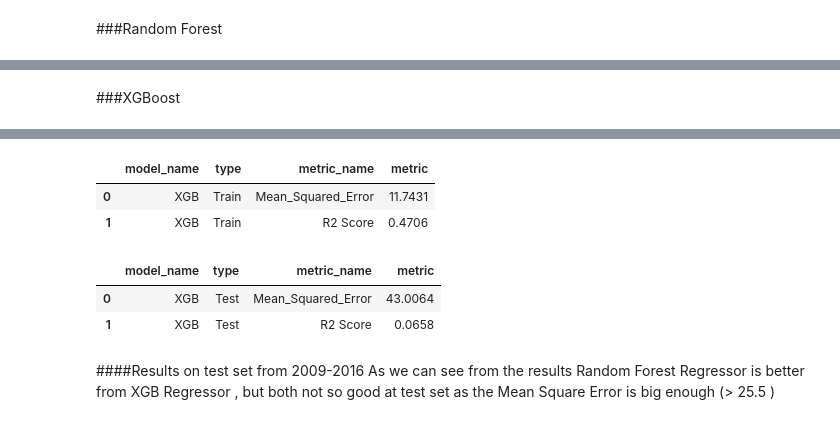
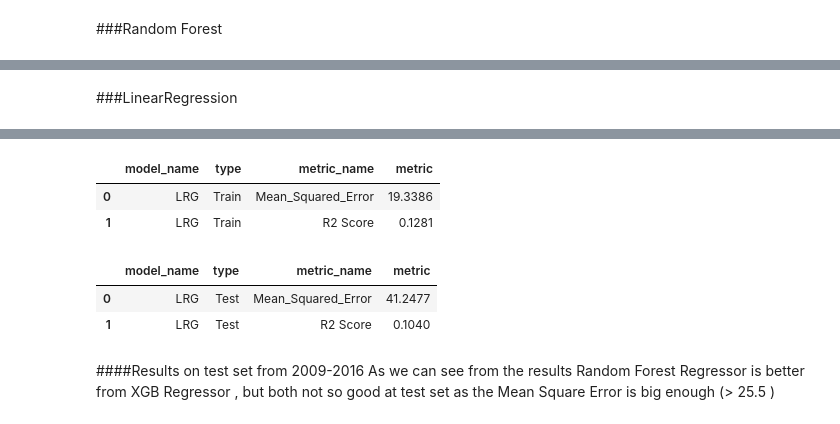
Before and after one commit to spros1/Methods-and-Algorithms_Work_Semester_21-22, a Jupyter notebook: Meteorological_Measurements_AthensCenter.ipynb, the cells around one changed output, grey strips where cells are left out. Drawn from its saved outputs; the diff is of its cells as text; code cells hidden in the pictures.

```diff
--- a/Meteorological_Measurements_AthensCenter.ipynb
+++ b/Meteorological_Measurements_AthensCenter.ipynb
@@ -430,13 +431,13 @@ RandomForest took 1.7882 seconds or 0.0298 minutes to run.
 # %% [markdown]
-###XGBoost
+###LinearRegression
 # %%
-# XGBoost run
-XGB_model, XGB_runtime = model_execution(XGBRegressor(), 'XGBClassifier')
-train_pred_XGB = model_prediction(XGB_model, X_train)
-test_pred_XGB  = model_prediction(XGB_model, X_test)
+# LinearRegression run
+LRG_model, LRG_runtime = model_execution(LinearRegression(), 'LRGClassifier')
+train_pred_LRG = model_prediction(LRG_model, X_train)
+test_pred_LRG  = model_prediction(LRG_model, X_test)
 
-# XGBoost Evaluation
-XGB_train = model_evaluation_regressor(y_train, train_pred_XGB, 'XGB', 'Train')
+# LinearRegression Evaluation
+LRG_train = model_evaluation_regressor(y_train, train_pred_LRG, 'LRG', 'Train')
 print("\n")
-XGB_test = model_evaluation_regressor(y_test, test_pred_XGB,'XGB', 'Test')
+LRG_test = model_evaluation_regressor(y_test, test_pred_LRG,'LRG', 'Test')
 # %% [output]
@@ -445,9 +445,9 @@ XGBClassifier took 0.2055 seconds or 0.0034 minutes to run.
 |  | model_name | type | metric_name | metric |
-| 0 | XGB | Train | Mean_Squared_Error | 11.7431 |
-| 1 | XGB | Train | R2 Score | 0.4706 |
+| 0 | LRG | Train | Mean_Squared_Error | 19.3386 |
+| 1 | LRG | Train | R2 Score | 0.1281 |
 |  | model_name | type | metric_name | metric |
-| 0 | XGB | Test | Mean_Squared_Error | 43.0064 |
-| 1 | XGB | Test | R2 Score | 0.0658 |
+| 0 | LRG | Test | Mean_Squared_Error | 41.2477 |
+| 1 | LRG | Test | R2 Score | 0.1040 |
 # %% [markdown]
 ####Results on test set from 2009-2016
 As we can see from the results Random Forest Regressor is better from XGB Regressor , but both not so good at test set as the Mean Square Error is big enough (> 25.5 )
```
Also changed, not shown: parts of 11 cells of this notebook.
